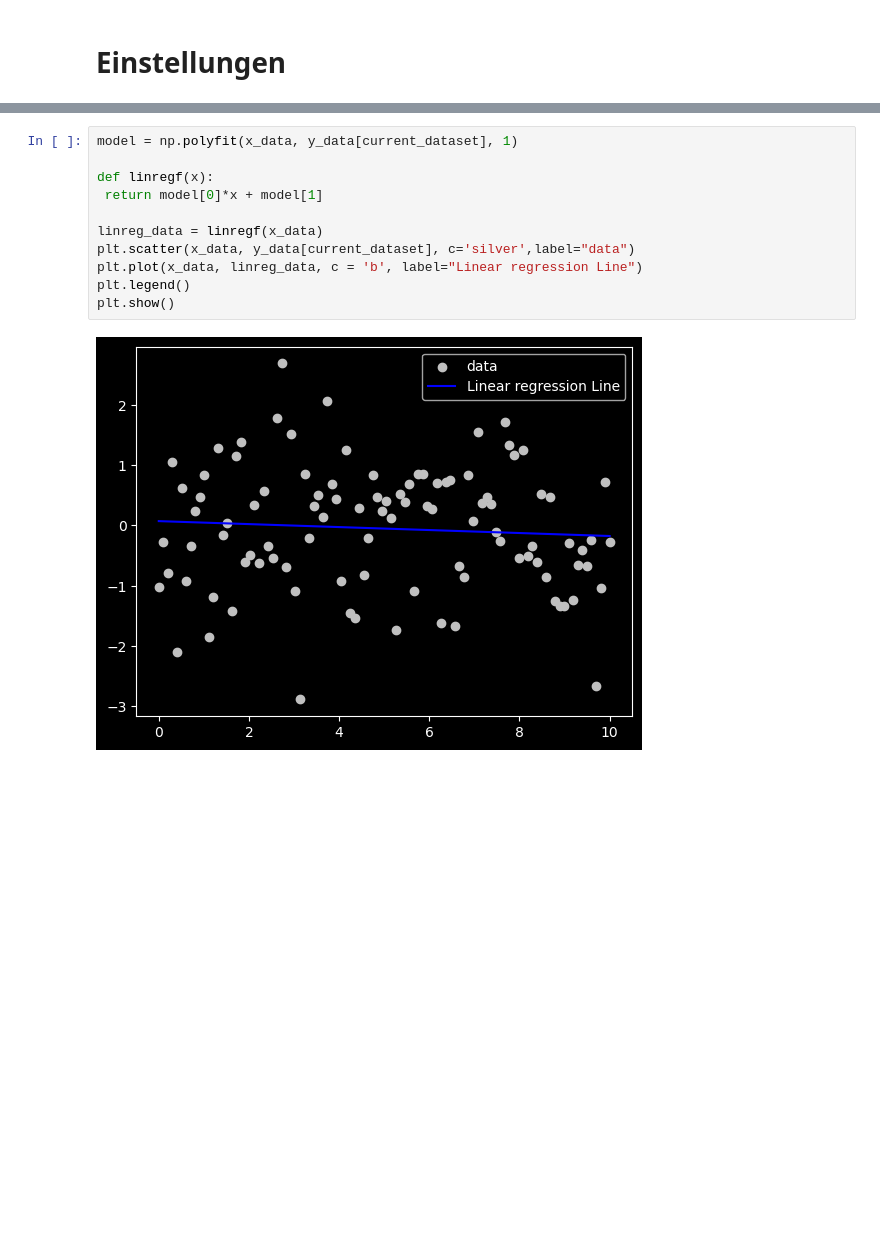
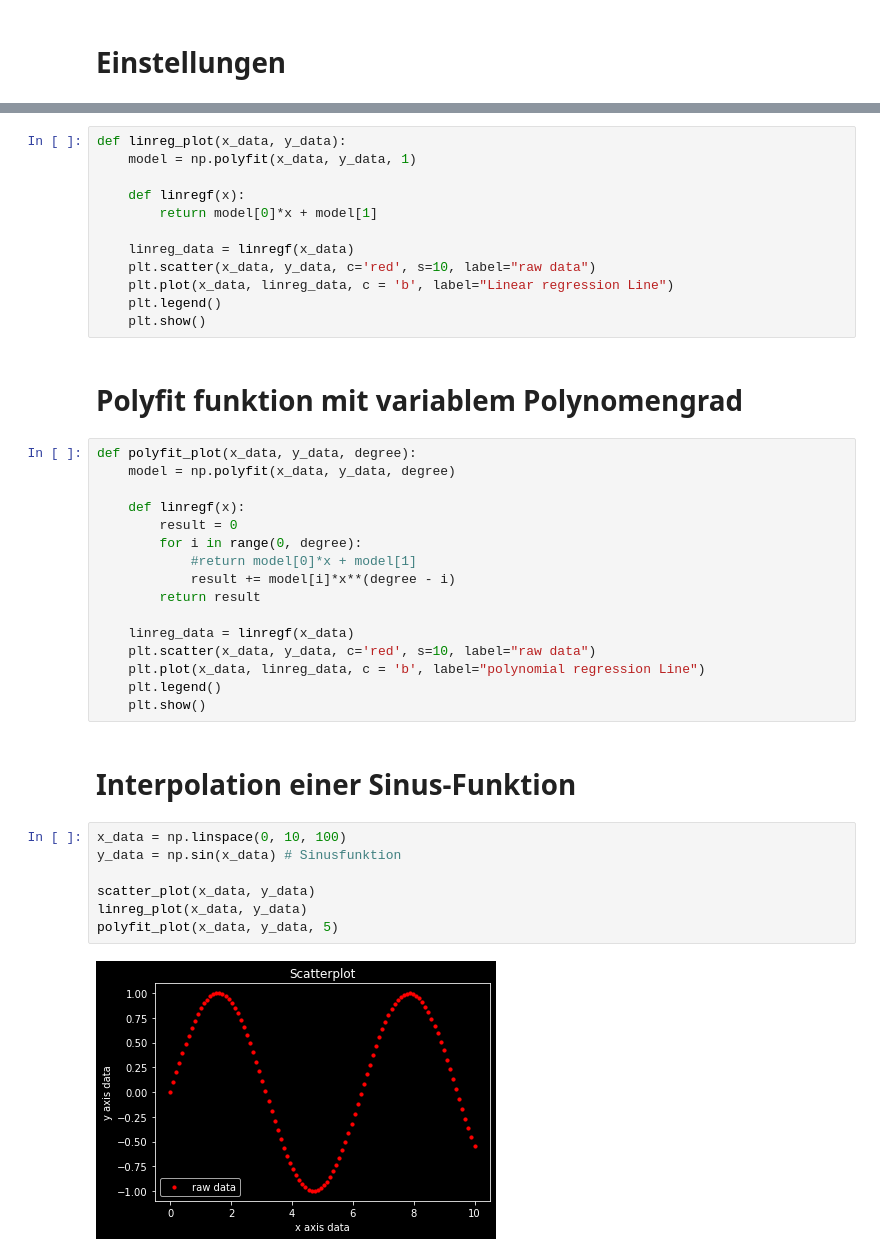
Before and after one commit to TillWege/Angewandte-Statistik, a Jupyter notebook: Paper.ipynb, the cells around one changed output, grey strips where cells are left out. Saved outputs shown, nothing was run; the diff lists cells and outputs as text; blank space fills up the shorter version.

Commit message:
WIP polyfit and reorga

```diff
--- a/Paper.ipynb
+++ b/Paper.ipynb
@@ -45,13 +36,41 @@ plt.show()
 # %%
-model = np.polyfit(x_data, y_data[current_dataset], 1)
+def linreg_plot(x_data, y_data):
+    model = np.polyfit(x_data, y_data, 1)
 
-def linregf(x):
- return model[0]*x + model[1]
+    def linregf(x):
+        return model[0]*x + model[1]
 
-linreg_data = linregf(x_data)
-plt.scatter(x_data, y_data[current_dataset], c='silver',label="data")
-plt.plot(x_data, linreg_data, c = 'b', label="Linear regression Line")
-plt.legend()
-plt.show()
+    linreg_data = linregf(x_data)
+    plt.scatter(x_data, y_data, c='red', s=10, label="raw data")
+    plt.plot(x_data, linreg_data, c = 'b', label="Linear regression Line")
+    plt.legend()
+    plt.show()
-# %% [output]
-[figure, removed]
+# %% [markdown]
+# Polyfit funktion mit variablem Polynomengrad
+# %%
+def polyfit_plot(x_data, y_data, degree):
+    model = np.polyfit(x_data, y_data, degree)
+
+    def linregf(x):
+        result = 0
+        for i in range(0, degree):
+            #return model[0]*x + model[1]
+            result += model[i]*x**(degree - i)
+        return result
+
+    linreg_data = linregf(x_data)
+    plt.scatter(x_data, y_data, c='red', s=10, label="raw data")
+    plt.plot(x_data, linreg_data, c = 'b', label="polynomial regression Line")
+    plt.legend()
+    plt.show()
+# %% [markdown]
+# Interpolation einer Sinus-Funktion
+# %%
+x_data = np.linspace(0, 10, 100)
+y_data = np.sin(x_data) # Sinusfunktion
+
+scatter_plot(x_data, y_data)
+linreg_plot(x_data, y_data)
+polyfit_plot(x_data, y_data, 5)
+# %% [output]
+[figure, added]
```
Also changed, not shown: parts of 11 cells of this notebook.
